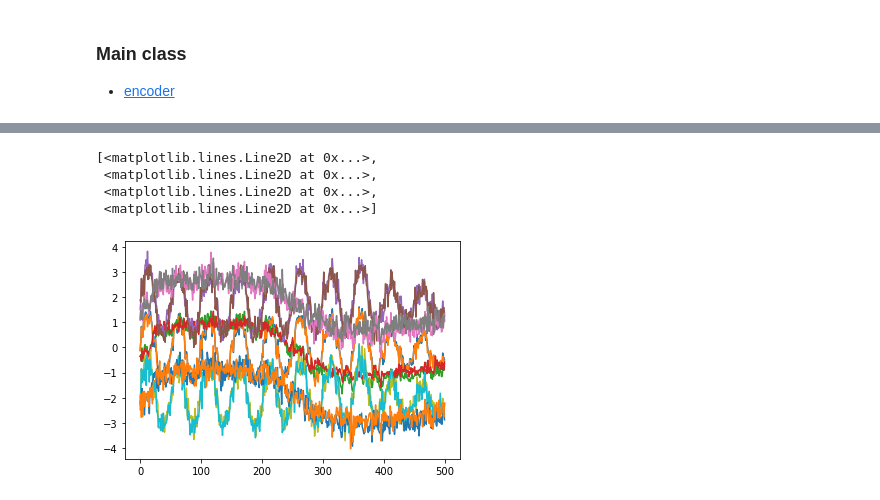
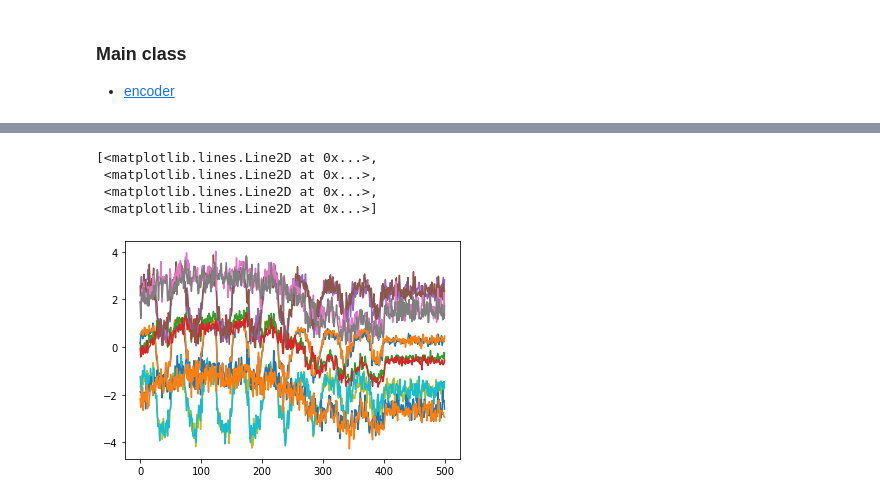
Before and after one commit to kokikwbt/deep-kalman-filter, a Jupyter notebook: notebooks/demo_dkf_mv.ipynb, the cells around one changed output, grey strips where cells are left out. Cells and saved outputs as stored; diff of their text form; code cells hidden in the pictures.

```diff
--- a/notebooks/demo_dkf_mv.ipynb
+++ b/notebooks/demo_dkf_mv.ipynb
@@ -391,7 +455,7 @@ x = torch.FloatTensor(data).reshape(1, *data.shape)
 x_train = torch.FloatTensor(data[:400]).reshape(1, 400, data.shape[1])
 x_val   = torch.FloatTensor(data[400:450]).reshape(1, 50, data.shape[1])
 # %%
-dkf = DKF(input_dim=4, z_dim=20, rnn_dim=20, trans_dim=20, emission_dim=20)
+dkf = DKF(input_dim=4, z_dim=20, rnn_dim=20, trans_dim=20, emission_dim=10)
 # %%
-history = dkf.fit(x_train, x_val, num_epochs=200, annealing_factor=0.1)
+history = dkf.fit(x_train, x_val, num_epochs=50, annealing_factor=0.05)
 # %% [output]
@@ -420,19 +468,20 @@ pd.DataFrame(history).plot(figsize=(6, 3), xlabel='Epoch')
 # %%
 # x_hat = dkf.generate(x_train)
 # x_hat, x_025, x_975 = dkf.filter(x_train)
-x_hat, x_025, x_975 = dkf.predict(x, 100)
+# x_hat, x_025, x_975 = dkf.predict(x, 100)
+x_hat, x_025, x_975 = dkf.predict(x, 100, step_by_step=False)
 x_hat = x_hat.detach().numpy()[0]
 x_025 = x_025.detach().numpy()[0]
 x_975 = x_975.detach().numpy()[0]
 plt.plot(x_hat)
 plt.plot(x_975)
 plt.plot(x_025)
 # %% [output]
 [<matplotlib.lines.Line2D at 0x...>,
  <matplotlib.lines.Line2D at 0x...>,
  <matplotlib.lines.Line2D at 0x...>,
  <matplotlib.lines.Line2D at 0x...>]
-[figure, old version]
+[figure, new version]
 # %%
 fig, ax = plt.subplots(4, figsize=(10, 10))
 
```
Also changed, not shown: parts of 6 cells of this notebook, 1 other file.
